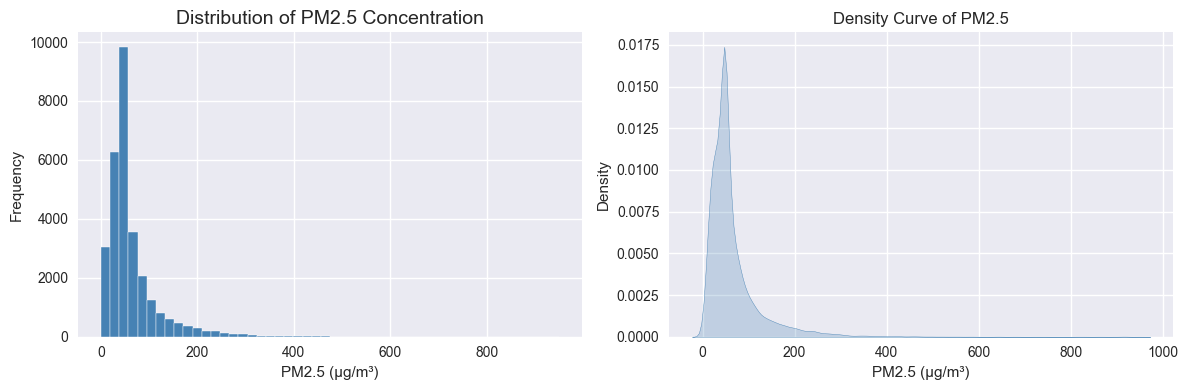
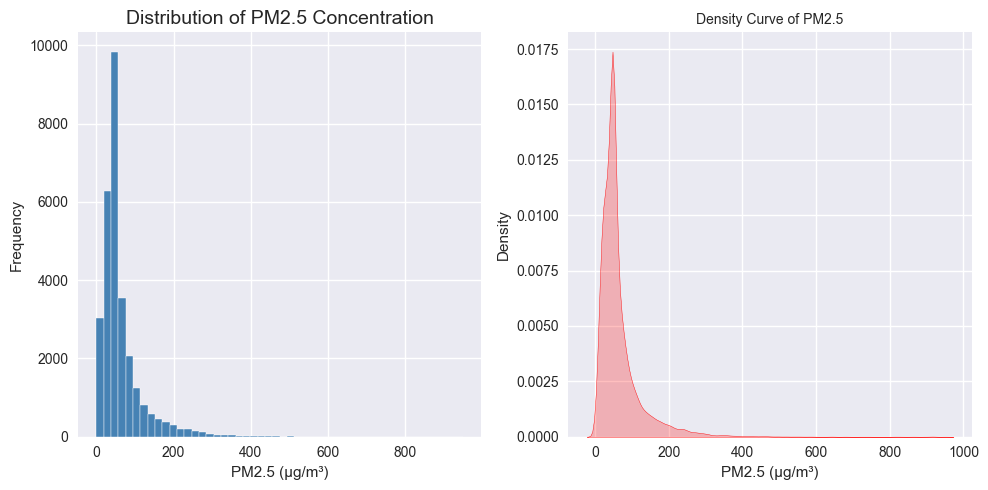
Unified diff of the notebook cell whose output changed from the first chart to the second:
--- before
+++ after
@@ -1,4 +1,4 @@
 # Plot 1 — Distribution of PM2.5
-fig, axes = plt.subplots(1, 2, figsize=(12,4))
+fig, axes = plt.subplots(1, 2, figsize=(10,5))
 
 # Histogram
@@ -9,6 +9,6 @@
 
 # KDE plot
-sns.kdeplot(df['PM2.5'].dropna(), ax=axes[1], color='steelblue', fill=True)
-axes[1].set_title('Density Curve of PM2.5', fontsize=12)
+sns.kdeplot(df['PM2.5'].dropna(), ax=axes[1], color='red', fill=True)
+axes[1].set_title('Density Curve of PM2.5', fontsize=10)
 axes[1].set_xlabel('PM2.5 (µg/m³)')
 

Commit: Jul 2, 2026, 9:37 AM